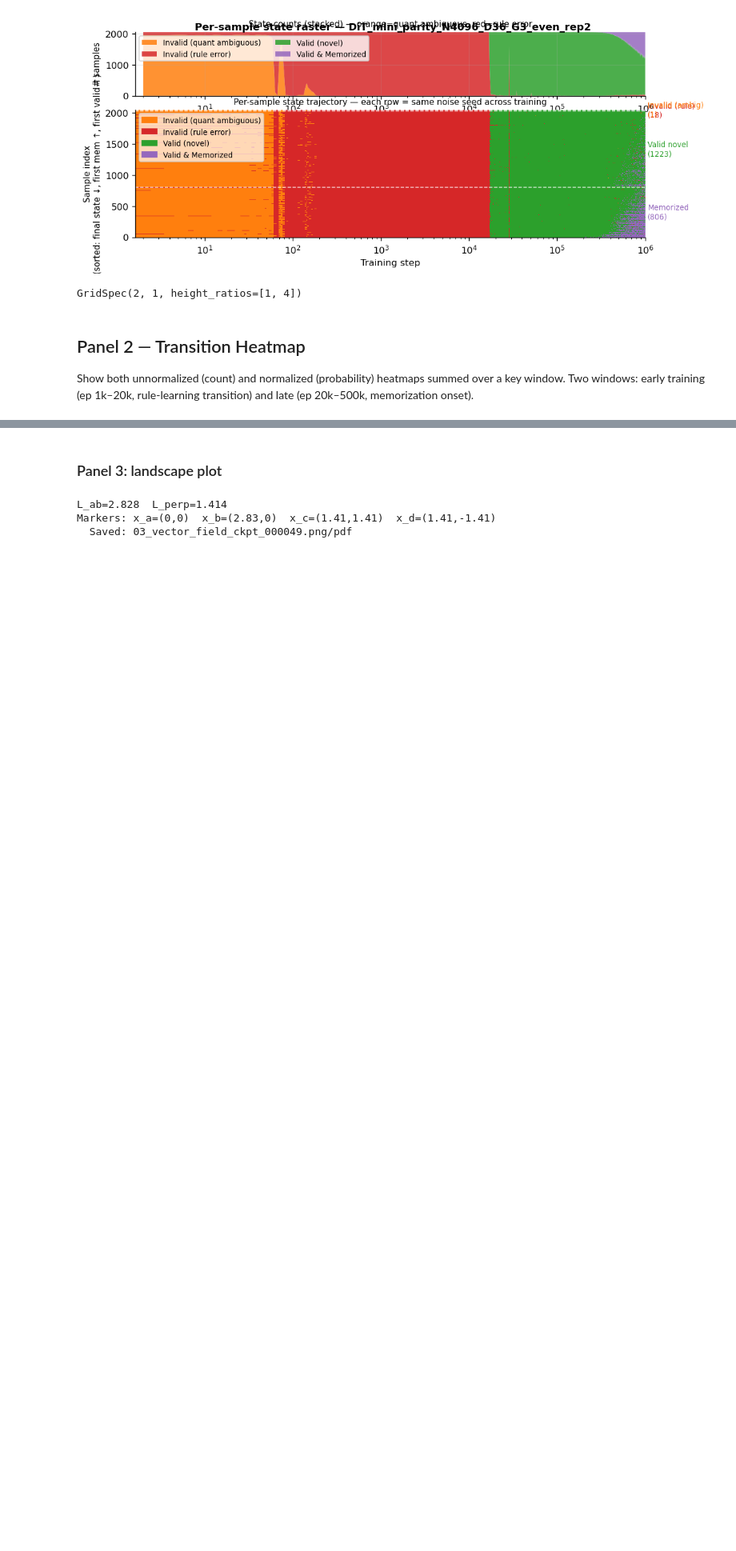
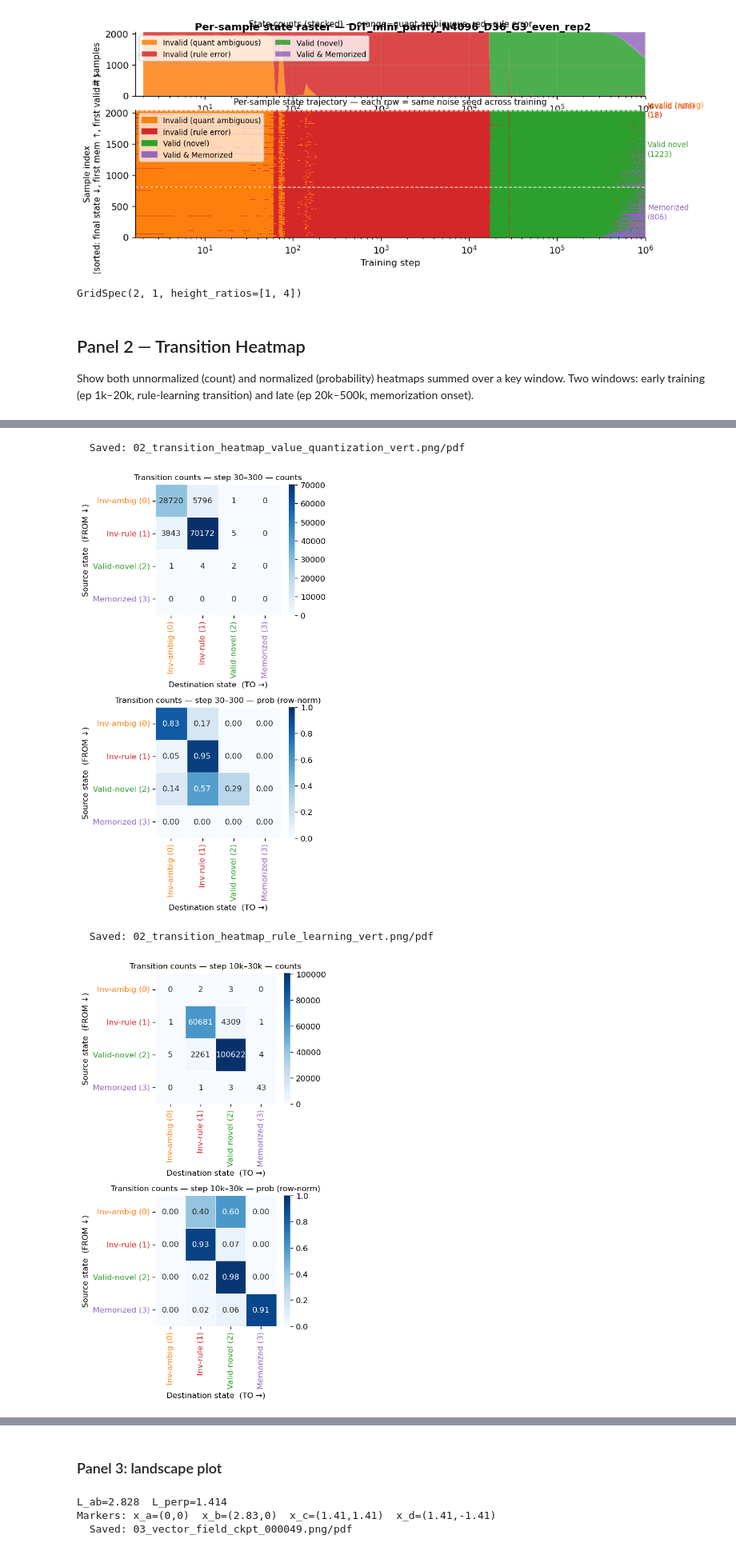
Before and after one commit to Animadversio/DiffusionAttnConsistency, a Jupyter notebook: notebooks/20260430_G3rep2_integrated_FigureExport.ipynb, the cells around one changed output, grey strips where cells are left out. Shown at 80% size. Cells and saved outputs as stored; diff of their text form; code cells hidden in the pictures; blank space fills up the shorter version.

```diff
--- a/notebooks/20260430_G3rep2_integrated_FigureExport.ipynb
+++ b/notebooks/20260430_G3rep2_integrated_FigureExport.ipynb
@@ -260,0 +265,23 @@ for win_label, win_lo, win_hi in [
+# %%
+d = load_data(EXP_NAME, SAVEROOT)
+T_count, T_prob, epochs_ev, ep_mid = compute_transition_matrix(d)
+
+for win_label, win_lo, win_hi in [
+    ('value_quantization',    30,   300),
+    ('rule_learning',   10_000,   30_000),
+    ('memorization', 500_000, 1_000_000),
+]:
+    mask = (ep_mid >= win_lo) & (ep_mid < win_hi)
+    T_win = T_count[mask].sum(axis=0)   # (4,4) summed counts
+    fig = plot_transition_heatmap_both(
+        T_win,
+        title=f"Transition counts — step {win_lo//1000}k–{win_hi//1000}k" if win_hi > 1000 else f"Transition counts — step {win_lo}–{win_hi}",
+        vertical=True, figsize=(4.5, 8)
+    )
+    savefig_both(fig, f'02_transition_heatmap_{win_label}_vert')
+    plt.show()
+# %% [output]
+  Saved: 02_transition_heatmap_value_quantization_vert.png/pdf
+[figure, added]
+  Saved: 02_transition_heatmap_rule_learning_vert.png/pdf
+[figure, added]
```
Also changed, not shown: parts of 16 cells of this notebook, 4 other files.
